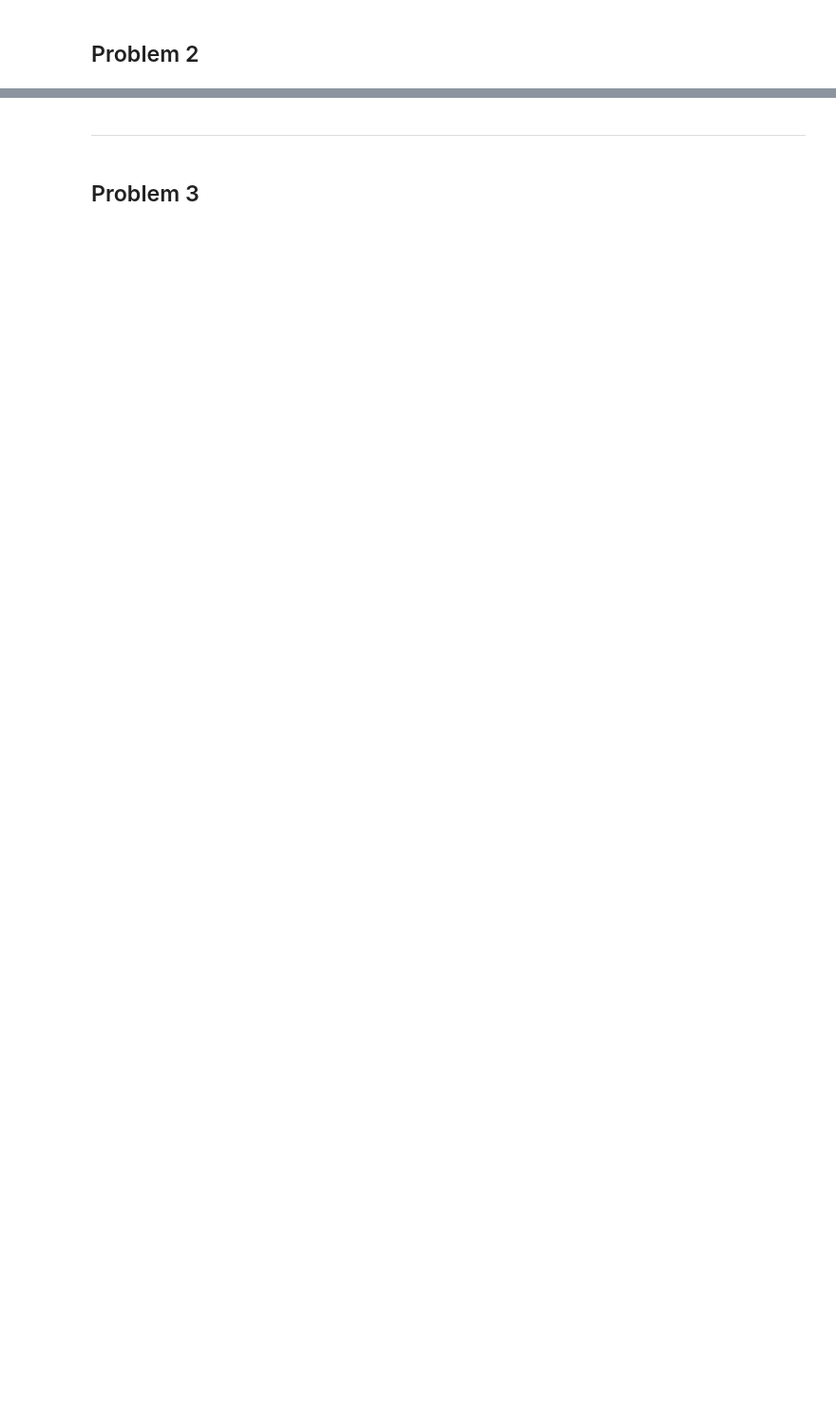
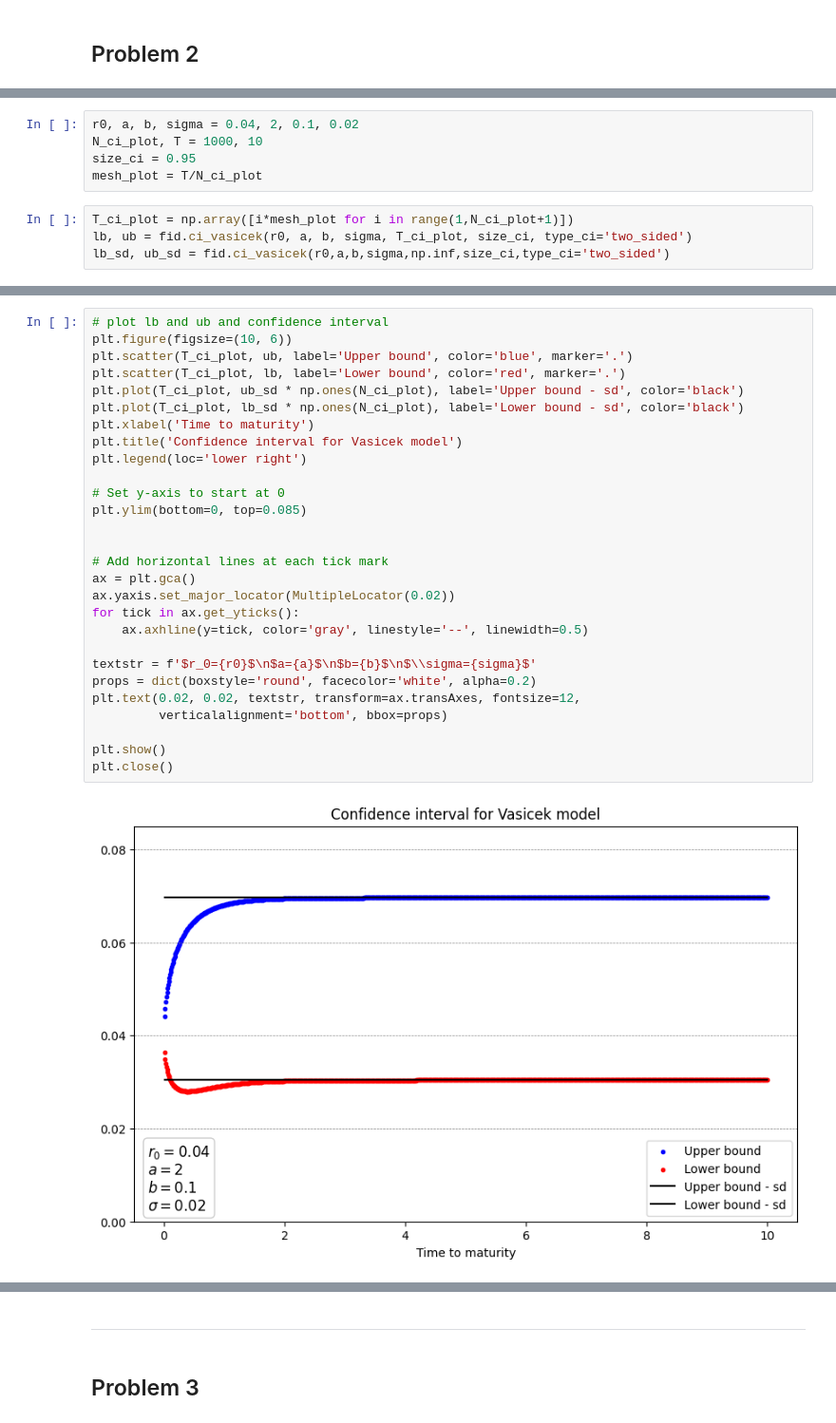
Before and after one commit to johanoelgaard/FixedIncome, a Jupyter notebook: Problem Set 4/ps4.ipynb, the cells around one changed output, grey strips where cells are left out. Shown at 95% size. Cells and saved outputs as stored; diff of their text form; blank space fills up the shorter version.

```diff
--- a/Problem Set 4/ps4.ipynb
+++ b/Problem Set 4/ps4.ipynb
@@ -19,0 +23,9 @@ import fixed_income_derivatives_E2024 as fid
+# %%
+r0, a, b, sigma = 0.04, 2, 0.1, 0.02
+N_ci_plot, T = 1000, 10
+size_ci = 0.95
+mesh_plot = T/N_ci_plot
+# %%
+T_ci_plot = np.array([i*mesh_plot for i in range(1,N_ci_plot+1)])
+lb, ub = fid.ci_vasicek(r0, a, b, sigma, T_ci_plot, size_ci, type_ci='two_sided')
+lb_sd, ub_sd = fid.ci_vasicek(r0,a,b,sigma,np.inf,size_ci,type_ci='two_sided')
@@ -19,0 +36,30 @@ import fixed_income_derivatives_E2024 as fid
+# %%
+# plot lb and ub and confidence interval
+plt.figure(figsize=(10, 6))
+plt.scatter(T_ci_plot, ub, label='Upper bound', color='blue', marker='.')
+plt.scatter(T_ci_plot, lb, label='Lower bound', color='red', marker='.')
+plt.plot(T_ci_plot, ub_sd * np.ones(N_ci_plot), label='Upper bound - sd', color='black')
+plt.plot(T_ci_plot, lb_sd * np.ones(N_ci_plot), label='Lower bound - sd', color='black')
+plt.xlabel('Time to maturity')
+plt.title('Confidence interval for Vasicek model')
+plt.legend(loc='lower right')
+
+# Set y-axis to start at 0
+plt.ylim(bottom=0, top=0.085)
+
+
+# Add horizontal lines at each tick mark
+ax = plt.gca()
+ax.yaxis.set_major_locator(MultipleLocator(0.02))
+for tick in ax.get_yticks():
+    ax.axhline(y=tick, color='gray', linestyle='--', linewidth=0.5)
+
+textstr = f'$r_0={r0}$\n$a={a}$\n$b={b}$\n$\\sigma={sigma}$'
+props = dict(boxstyle='round', facecolor='white', alpha=0.2)
+plt.text(0.02, 0.02, textstr, transform=ax.transAxes, fontsize=12,
+         verticalalignment='bottom', bbox=props)
+
+plt.show()
+plt.close()
+# %% [output]
+[figure, added]
```
Also changed, not shown: parts of 31 cells of this notebook, 2 other files.
